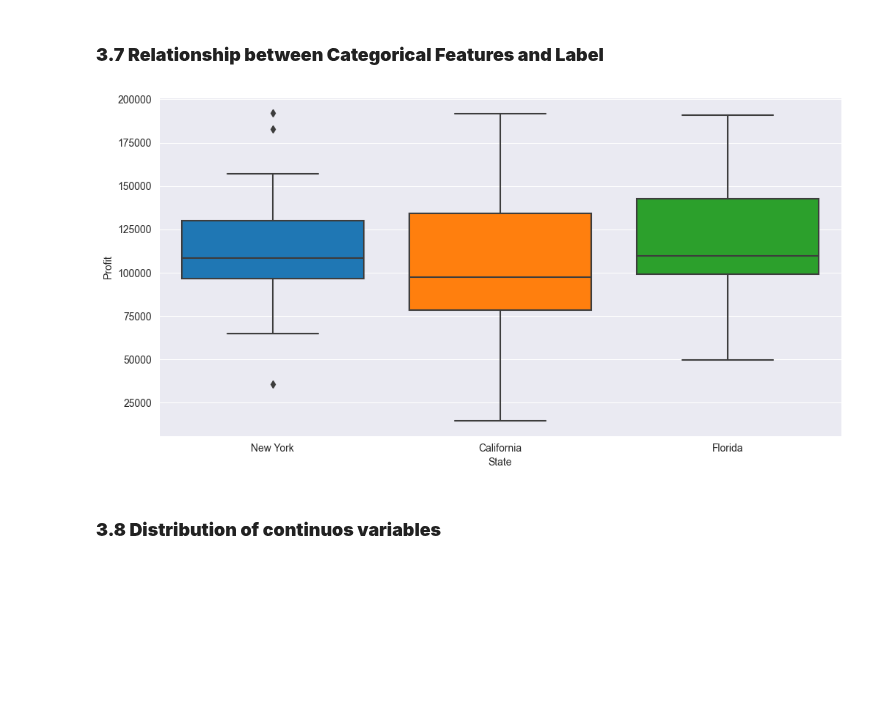
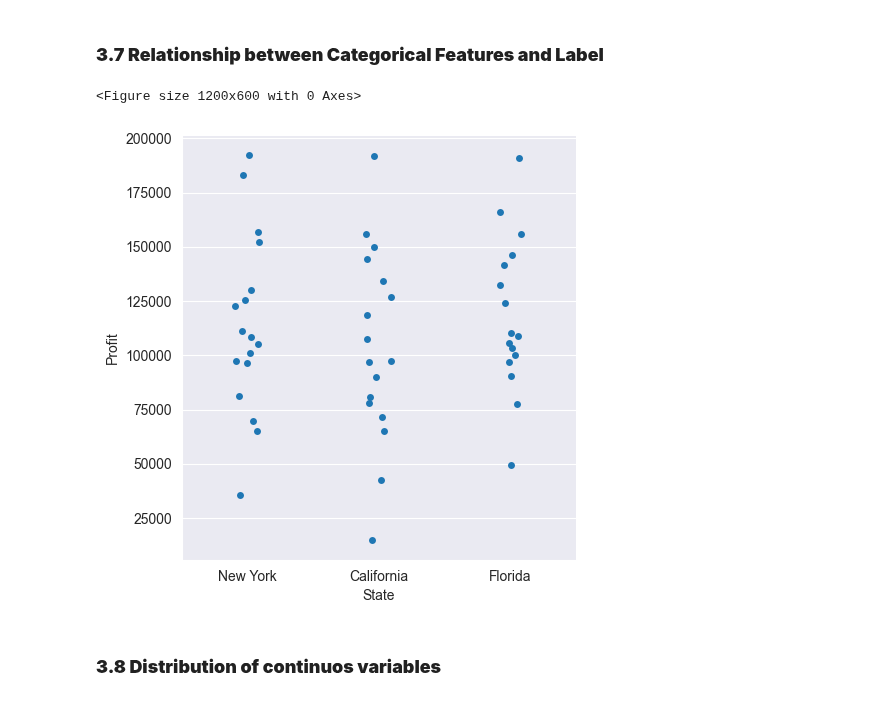
Before and after one commit to SwagAbyss/SwagML, a Jupyter notebook: Assignments/50_startups/50startups.ipynb, the cells around one changed output. Cells and saved outputs as stored; diff of their text form; code cells hidden in the pictures; blank space fills up the shorter version.

```diff
--- a/Assignments/50_startups/50startups.ipynb
+++ b/Assignments/50_startups/50startups.ipynb
@@ -204,14 +204,14 @@ plt.show()
 # %%
 #Find out the relationship between categorical variable and dependent varaible
 plt.figure(figsize=(12, 6))
-fig = sns.boxplot(
+fig = sns.catplot(
     x='State',
     y="Profit",
-    saturation = 2,
     data=data.sort_values('Profit',ascending=False))
 plt.show()
 # %% [output]
+<Figure size 1200x600 with 0 Axes>
-[figure, old version]
+[figure, new version]
 # %% [markdown]
 ### __3.8 Distribution of continuos variables__
 # %%
```
Also changed, not shown: parts of 9 cells of this notebook, 1 other file.
